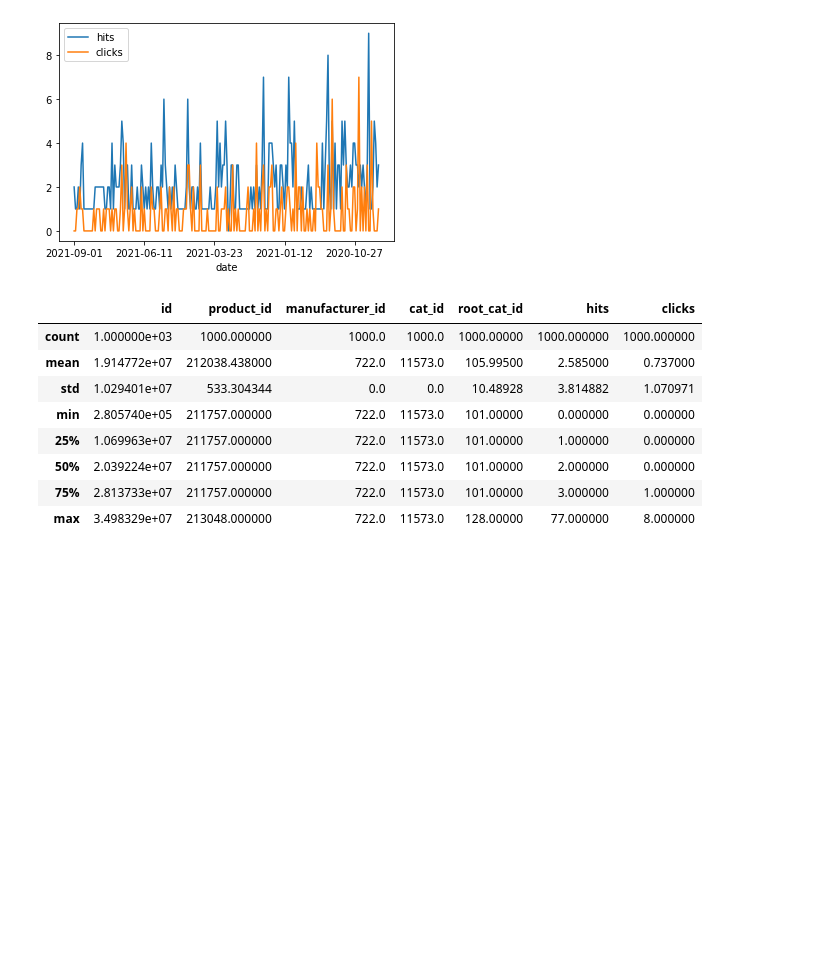
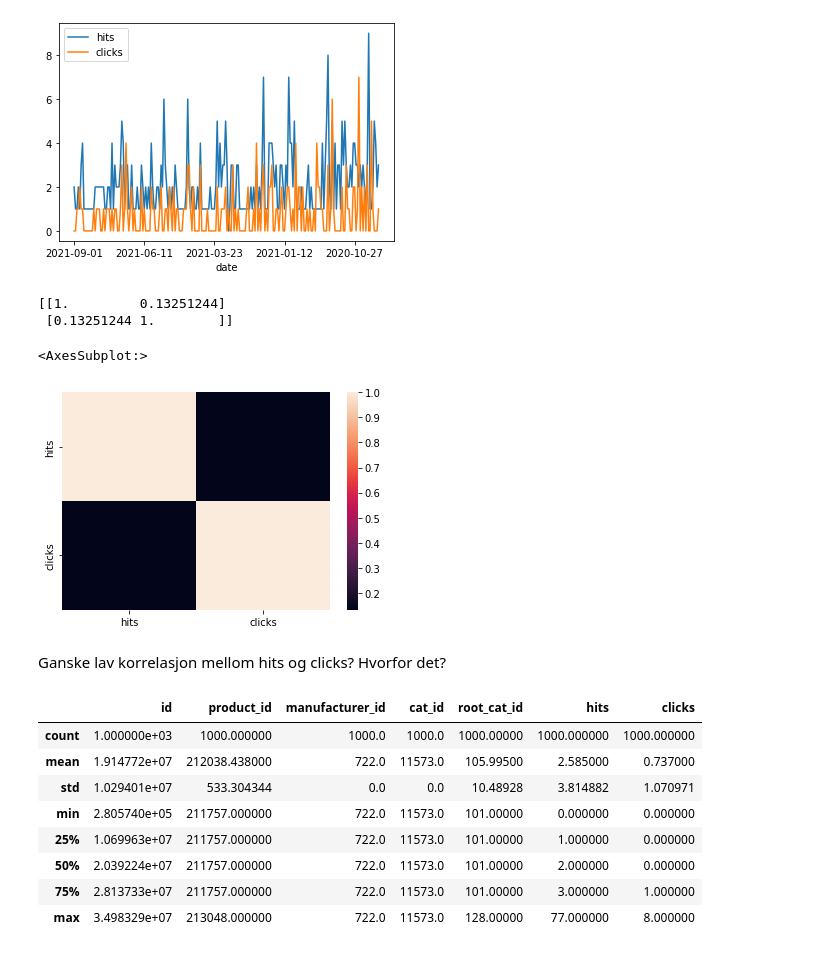
Before and after one commit to sjsivert/Masteroppgave, a Jupyter notebook: notebooks/sindre_anomely_detection.ipynb, the cells around one changed output. Saved outputs shown, nothing was run; the diff lists cells and outputs as text; code cells hidden in the pictures; blank space fills up the shorter version.

Commit message:
Notebook data exploration sindre

```diff
--- a/notebooks/sindre_anomely_detection.ipynb
+++ b/notebooks/sindre_anomely_detection.ipynb
@@ -25,6 +25,19 @@ product_id
 dtype: object
 [figure]
 [figure]
+# %%
+import numpy as np
+import seaborn as sns
+print(np.corrcoef(data["hits"], data["clicks"]))
+correlation_matrix = data[["hits", "clicks"]].corr()
+sns.heatmap(correlation_matrix)
+# %% [output]
+[[1.         0.13251244]
+ [0.13251244 1.        ]]
+<AxesSubplot:>
+[figure, added]
+# %% [markdown]
+Ganske lav korrelasjon mellom hits og clicks? Hvorfor det?
 # %%
 data.describe()
 # %% [output]
```
Also changed, not shown: 1 other file.
